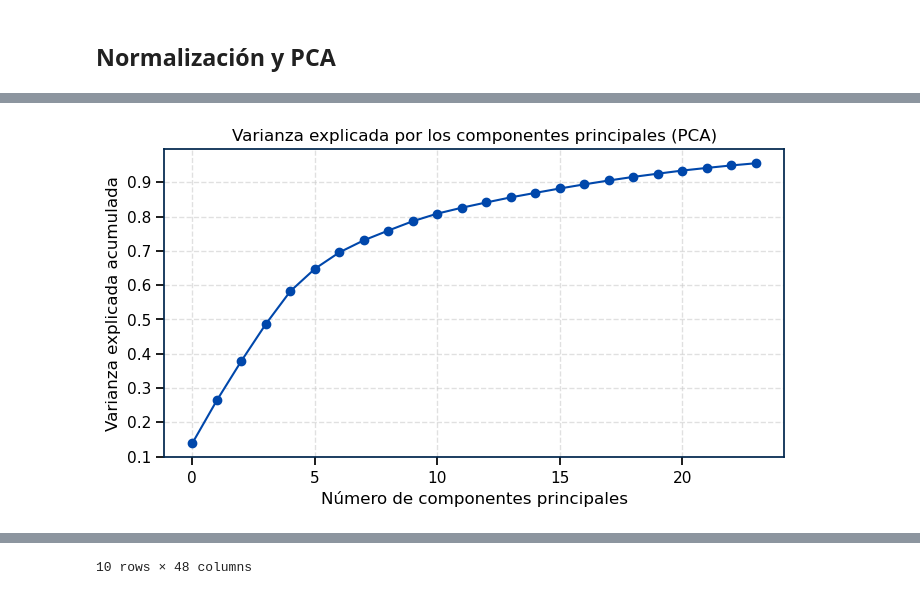
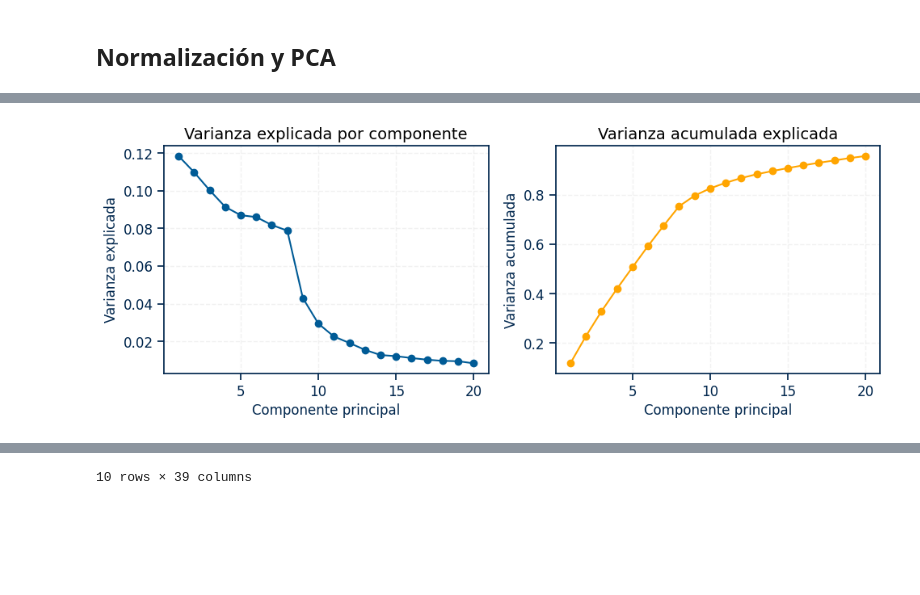
Before and after one commit to AnaMenoni/ProyectoAnalisisDeDatos, a Jupyter notebook: proyecto.ipynb, the cells around one changed output, grey strips where cells are left out. Drawn from its saved outputs; the diff is of its cells as text; code cells hidden in the pictures; blank space fills up the shorter version.

Commit message:
biplot, graficas visuales y modelo predictivo

```diff
--- a/proyecto.ipynb
+++ b/proyecto.ipynb
@@ -362,11 +368,8 @@ Duplicados eliminados. Nuevo total: 4521 filas.
 # %% [markdown]
 ### Corrección tipo de datos
 # %%
-df_cleaned.replace(
-    ['unknown', 'unknown_age', 'nonexistent', 'NA', 'na', 'None'],
-    np.nan,
-    inplace=True
-)
+missing_tokens = ['unknown', 'unknown_age', 'other', 'nonexistent', 'NA', 'na', 'None']
+df_cleaned.replace(missing_tokens, np.nan, inplace=True)
 
 # Asegurar tipos numéricos
 num_cols = ['age', 'balance', 'day', 'duration', 'campaign', 'pdays', 'previous']
@@ -379,6 +382,10 @@ Tipos de datos corregidos y valores especiales convertidos a NaN.
 # %% [markdown]
 ### Inconsistencias y relaciones lógicas
 # %%
+# Rangos válidos
+df_cleaned.loc[(df_cleaned['age'] < 18) | (df_cleaned['age'] > 100), 'age'] = np.nan
+df_cleaned.loc[(df_cleaned['day'] < 1) | (df_cleaned['day'] > 31), 'day'] = np.nan
+
 # Valores especiales en pdays
 df_cleaned['pdays'] = df_cleaned['pdays'].replace(-1, np.nan)
 
@@ -386,12 +393,6 @@ df_cleaned['pdays'] = df_cleaned['pdays'].replace(-1, np.nan)
 df_cleaned.loc[df_cleaned['previous'] == 0, 'pdays'] = np.nan
 df_cleaned.loc[df_cleaned['previous'] == 0, 'poutcome'] = 'nonexistent'
 
-# duration = 0 entonces y = 'no'
-df_cleaned.loc[df_cleaned['duration'] == 0, 'y'] = 'no'
-
-# Rangos válidos
-df_cleaned.loc[(df_cleaned['age'] < 18) | (df_cleaned['age'] > 100), 'age'] = np.nan
-df_cleaned.loc[(df_cleaned['day'] < 1) | (df_cleaned['day'] > 31), 'day'] = np.nan
 
 # Campañas y contactos negativos - NaN
 for col in ['campaign', 'previous']:
@@ -528,7 +523,7 @@ imputer_mean = SimpleImputer(strategy='mean')
 df_cleaned[cols_media] = imputer_mean.fit_transform(df_cleaned[cols_media])
 
 # Categóricas - moda
-cols_moda = ['job', 'marital', 'education', 'contact', 'month', 'poutcome']
+cols_moda = ['job', 'marital', 'education', 'contact', 'month']
 imputer_mode = SimpleImputer(strategy='most_frequent')
 df_cleaned[cols_moda] = imputer_mode.fit_transform(df_cleaned[cols_moda])
 
@@ -593,11 +780,12 @@ df_aux = df_cleaned.copy()
 
 # Separación de variable objetivo (target) y features
 
-target_col = "y" #variable objetivo (ésta indica si se abre o no un depósito a largo plazo)
-df_train = df_aux.dropna(subset=[target_col]) #para el entrenamiento considero solo las filas útiles
+target_col = "y"
+
+df_train = df_aux.dropna(subset=[target_col])
 print(f"Filas antes: {df_cleaned.shape[0]}, después de eliminar nulos en y: {df_train.shape[0]}")
 
-X = df_train.drop(columns=[target_col]) #variables predictoras (todas menos "y")
+X = df_train.drop(columns=[target_col])
 y = df_train[target_col]
 
 # Se separa el conjunto de entrenamiento y prueba
@@ -607,7 +795,7 @@ print(f"Train shape: {X_train.shape}, Test shape: {X_test.shape}")
 
 # Se identifican variables numéricas y categóricas, permitiendo aplicar diferentes transformaciones a cada tipo
 
-numeric_cols = X_train.select_dtypes(include="float64").columns
+numeric_cols = X_train.select_dtypes(include=[np.number]).columns
 categorical_cols = X_train.select_dtypes(include=["object", "boolean"]).columns
 
 print("Variables numéricas: ", list(numeric_cols))
@@ -620,8 +808,9 @@ print("Variables categóricas: ", list(categorical_cols))
 preprocessor = ColumnTransformer(
     transformers=[
         ("num", StandardScaler(), numeric_cols),
-        ("cat", OneHotEncoder(handle_unknown="ignore"), categorical_cols)
-    ]
+        ("cat", OneHotEncoder(handle_unknown="ignore", sparse_output=False), categorical_cols),
+    ],
+    remainder="drop"
 )
 
 # Se ajusta el preprocesador solo con los datos de entrenamiento
@@ -632,10 +821,9 @@ print("\nPreprocesamiento completado.")
 print(f"Forma despues de escalado/codificación: {X_train_scaled.shape}")
 
 # PCA con datos ya normalizados (solo train)
-pca = PCA(n_components=0.95) #conserva los componentes que explican el 95% de la varianza total
-
-X_train_pca = pca.fit_transform(X_train_scaled.toarray())
-X_test_pca = pca.transform(X_test_scaled.toarray())
+pca = PCA(n_components=0.95, random_state=42)
+X_train_pca = pca.fit_transform(X_train_scaled)
+X_test_pca = pca.transform(X_test_scaled)
 
 # Visualización de resultados del PCA
 
@@ -643,14 +831,35 @@ print("\nPCA completado.")
 print(f"Componentes seleccionados: {pca.n_components_}")
 print(f"Varianza total explicada: {pca.explained_variance_ratio_.sum():.2%}")
 
-# Se grafica la varianza explicada por cada componente
-plt.figure(figsize=(8,4))
-plt.plot(np.cumsum(pca.explained_variance_ratio_), marker='o')
-plt.xlabel("Número de componentes principales")
-plt.ylabel("Varianza explicada acumulada")
-plt.title("Varianza explicada por los componentes principales (PCA)")
-plt.grid(True)
+# Gráficos combinados de varianza explicada y acumulada (PCA)
+
+explained_var = pca.explained_variance_ratio_
+cum_var = np.cumsum(explained_var)
+
+fig, axes = plt.subplots(1, 2, figsize=(10,4))
+
+# Gráfico 1: varianza explicada por componente
+axes[0].plot(range(1, len(explained_var)+1), explained_var, marker='o')
+axes[0].set_title("Varianza explicada por componente")
+axes[0].set_xlabel("Componente principal")
+axes[0].set_ylabel("Varianza explicada")
+axes[0].grid(True, linestyle='--', alpha=0.6)
+
+# Gráfico 2: varianza acumulada explicada
+axes[1].plot(range(1, len(cum_var)+1), cum_var, marker='o', color='orange')
+axes[1].set_title("Varianza acumulada explicada")
+axes[1].set_xlabel("Componente principal")
+axes[1].set_ylabel("Varianza acumulada")
+axes[1].grid(True, linestyle='--', alpha=0.6)
+
+plt.tight_layout()
 plt.show()
+
+feature_names = preprocessor.get_feature_names_out()
+componentes = pd.DataFrame(pca.components_, columns=feature_names)
+top_pc1 = componentes.iloc[0].abs().sort_values(ascending=False).head(10)
+print("\nTop 10 variables que más influyen en PC1: ")
+print(top_pc1)
 
 # Análisis sobre cuáles variables influyen más en los primeros componentes
 componentes = pd.DataFrame(pca.components_, columns=preprocessor.get_feature_names_out())
@@ -670 +879 @@ Varianza total explicada: 95.56%
-[figure, old version]
+[figure, new version]
@@ -682 +903 @@ Varianza total explicada: 95.56%
-10 rows × 48 columns
+10 rows × 39 columns
```
Also changed, not shown: parts of 57 cells of this notebook, 2 other files.
